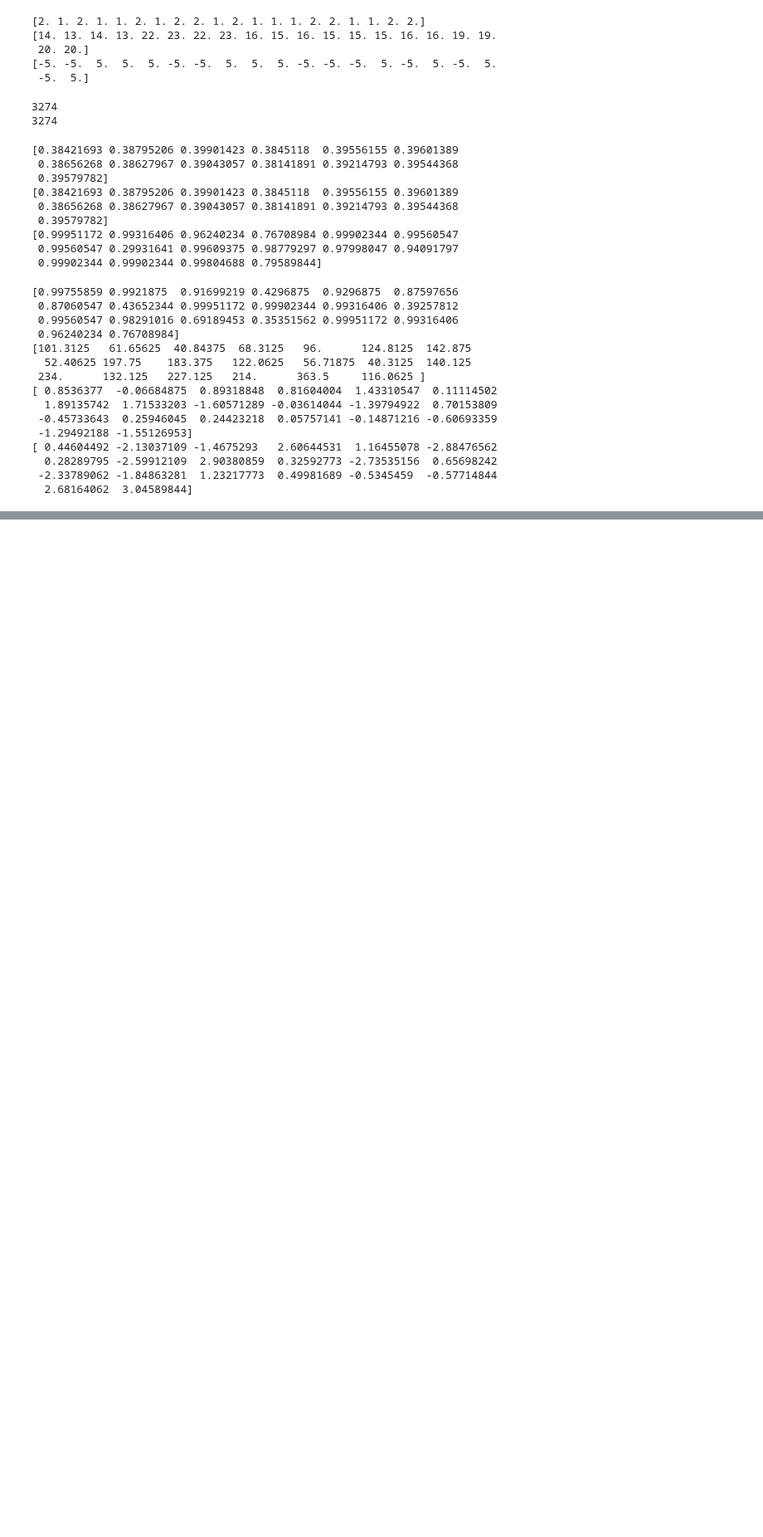
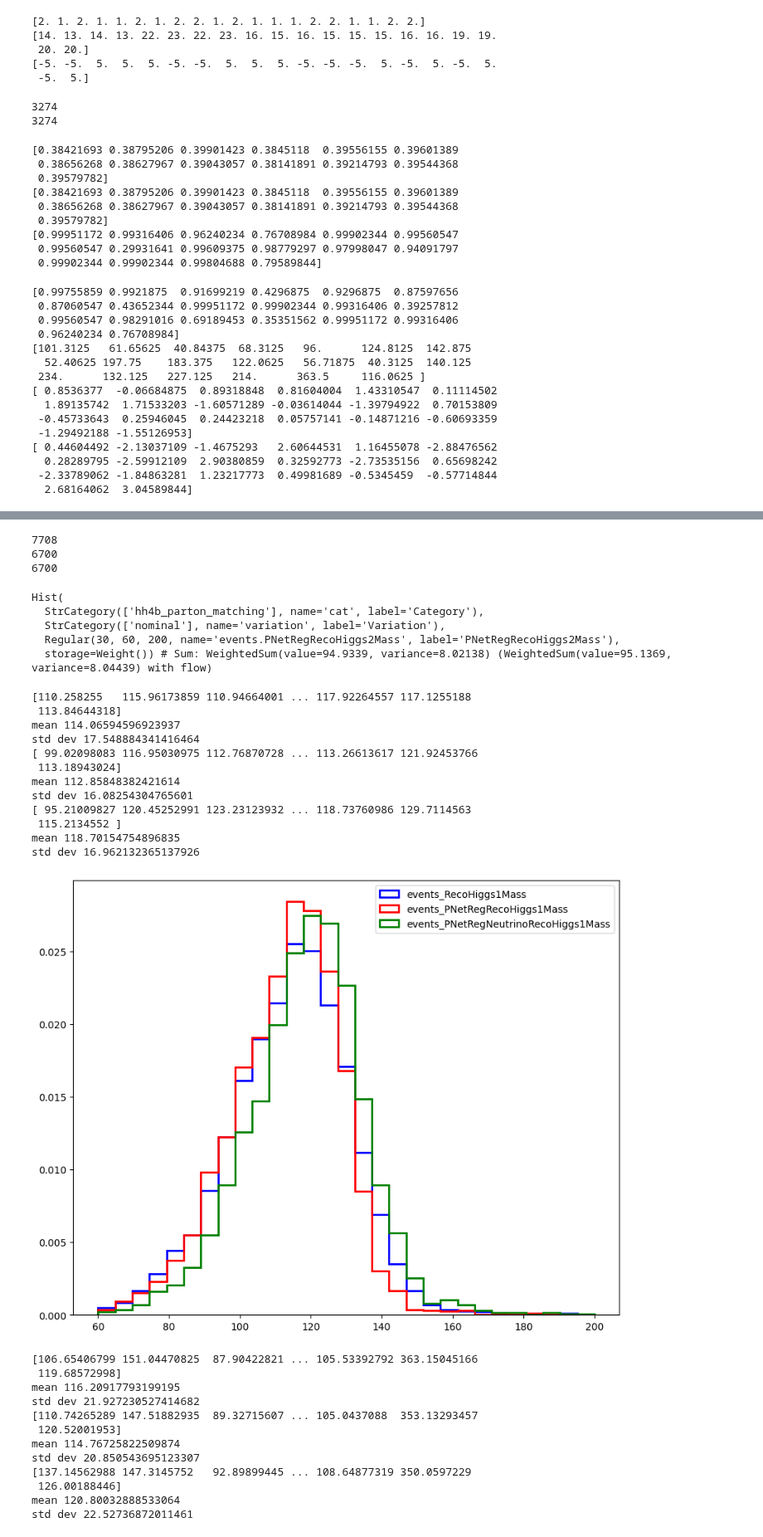
Before and after one commit to PocketCoffea/AnalysisConfigs, a Jupyter notebook: configs/load.ipynb, the cells around one changed output, grey strips where cells are left out. Shown at 83% size. Cells and saved outputs as stored; diff of their text form; code cells hidden in the pictures; blank space fills up the shorter version.

```diff
--- a/configs/load.ipynb
+++ b/configs/load.ipynb
@@ -77,0 +177,77 @@ print(col['JetGoodBtagOrderedMatched_phi'].value[:20])
+# %%
+print(len(col["JetGood_pt"].value))
+print(len(col["JetGoodBTagOrder_pt"].value))
+print(len(col["JetGoodBTagOrderMatched_pt"].value))
+# %% [output]
+7708
+6700
+6700
+# %%
+print(o["variables"]["PNetRegRecoHiggs2Mass"]['GluGlutoHHto4B']['GluGlutoHHto4B_kl-1p00_kt-1p00_c2-0p00_kl-1p00_kt-1p00_c2-0p00_2022'])
+histos=[]
+for v in ["PNetRegRecoHiggs1Mass","RecoHiggs1Mass"]:
+    histos.append(o["variables"][v]['GluGlutoHHto4B']['GluGlutoHHto4B_kl-1p00_kt-1p00_c2-0p00_kl-1p00_kt-1p00_c2-0p00_2022'])
+# %% [output]
+Hist(
+  StrCategory(['hh4b_parton_matching'], name='cat', label='Category'),
+  StrCategory(['nominal'], name='variation', label='Variation'),
+  Regular(30, 60, 200, name='events.PNetRegRecoHiggs2Mass', label='PNetRegRecoHiggs2Mass'),
+  storage=Weight()) # Sum: WeightedSum(value=94.9339, variance=8.02138) (WeightedSum(value=95.1369, variance=8.04439) with flow)
+# %%
+import matplotlib.pyplot as plt
+import numpy as np
+bins = np.linspace(60, 200, 30)
+colors=["blue","red", "green"]
+k=0
+
+fig, ax = plt.subplots(figsize=(10,8))
+for c in ["events_RecoHiggs1Mass", "events_PNetRegRecoHiggs1Mass", "events_PNetRegNeutrinoRecoHiggs1Mass"]:
+    a=np.array(col[c].value)
+    print(a)
+    # do not fill with color
+    ax.hist(a, bins, label=c, color=colors[k], histtype='step', linewidth=2, density=True)
+    k+=1
+    print("mean", np.mean(a))
+    print("std dev", np.std(a))
+ax.legend(loc='upper right')
+plt.show()
+
+
+k=0
+fig, ax = plt.subplots(figsize=(10,8))
+for c in ["events_RecoHiggs2Mass", "events_PNetRegRecoHiggs2Mass", "events_PNetRegNeutrinoRecoHiggs2Mass"]:
+    a=np.array(col[c].value)
+    print(a)
+    # do not fill with color
+    ax.hist(a, bins, label=c, color=colors[k], histtype='step', linewidth=2, density=True)
+    k+=1
+    print("mean", np.mean(a))
+    print("std dev", np.std(a))
+ax.legend(loc='upper right')
+plt.show()
+# %% [output]
+[110.258255   115.96173859 110.94664001 ... 117.92264557 117.1255188
+ 113.84644318]
+mean 114.06594596923937
+std dev 17.548884341416464
+[ 99.02098083 116.95030975 112.76870728 ... 113.26613617 121.92453766
+ 113.18943024]
+mean 112.85848382421614
+std dev 16.08254304765601
+[ 95.21009827 120.45252991 123.23123932 ... 118.73760986 129.7114563
+ 115.2134552 ]
+mean 118.70154754896835
+std dev 16.962132365137926
+[figure, added]
+[106.65406799 151.04470825  87.90422821 ... 105.53392792 363.15045166
+ 119.68572998]
+mean 116.20917793199195
+std dev 21.927230527414682
+[110.74265289 147.51882935  89.32715607 ... 105.0437088  353.13293457
+ 120.52001953]
+mean 114.76725822509874
+std dev 20.850543695123307
+[137.14562988 147.3145752   92.89899445 ... 108.64877319 350.0597229
+ 126.00188446]
+mean 120.80032888533064
+std dev 22.52736872011461
```
Also changed, not shown: parts of 16 cells of this notebook, 6 other files.
